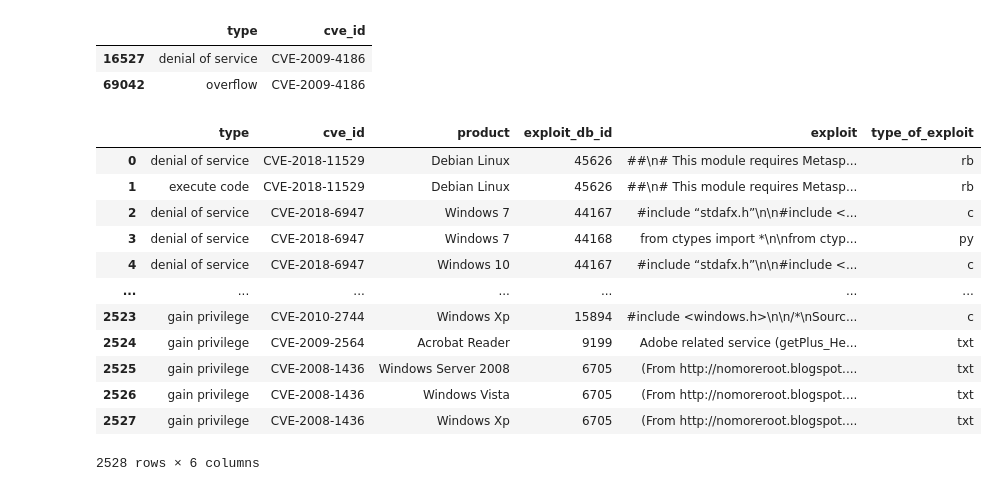
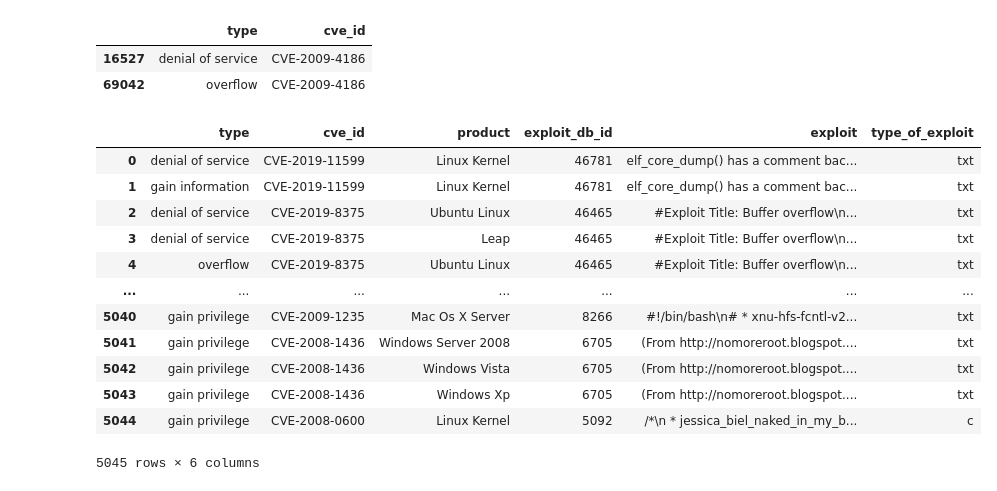
Before and after one commit to mattiapocci/poc_detection, a Jupyter notebook: get_vulnerabilities.ipynb, the cells around one changed output. Drawn from its saved outputs; the diff is of its cells as text; code cells hidden in the pictures.

```diff
--- a/get_vulnerabilities.ipynb
+++ b/get_vulnerabilities.ipynb
@@ -12,6 +12,12 @@ type_cveid = pd.read_csv("datasets/type_cveid.csv")
 print('Loaded type_cveid')
 cve_with_exploits = pd.read_csv('datasets/cve_with_exploits.csv')
 print('Loaded cve_with_exploits')
+exploit_db_cve = pd.read_csv("datasets/exploit_db_cve.csv")
+print('Loaded exploit_db_cve')
+completecve_exploitdb_exploits = pd.read_csv("datasets/completecve_exploitdb_exploits.csv")
+print('Loaded completecve_exploitdb_exploits')
+complete_cve_with_exploits_firstvuln = pd.read_csv("datasets/complete_cve_with_exploits_firstvuln.csv")
+print('Loaded complete_cve_with_exploits_firstvuln')
 # %% [output]
 Loading Datasets
 Loaded product_cveid
@@ -54,21 +188,21 @@ CVE-2009-4186
 | 69042 | overflow | CVE-2009-4186 |
 # %%
 provajoin = pd.merge(type_cveid, product_cveid, on=['cve_id'])
-provajoin = pd.merge(provajoin, cve_with_exploits, on=['cve_id'])
+provajoin = pd.merge(provajoin, complete_cve_with_exploits_firstvuln, on=['cve_id'])
 provajoin
 # %% [output]
 |  | type | cve_id | product | exploit_db_id | exploit | type_of_exploit |
-| 0 | denial of service | CVE-2018-11529 | Debian Linux | 45626 | ##\n# This module requires Metasp... | rb |
-| 1 | execute code | CVE-2018-11529 | Debian Linux | 45626 | ##\n# This module requires Metasp... | rb |
-| 2 | denial of service | CVE-2018-6947 | Windows 7 | 44167 | #include “stdafx.h”\n\n#include <... | c |
-| 3 | denial of service | CVE-2018-6947 | Windows 7 | 44168 | from ctypes import *\n\nfrom ctyp... | py |
-| 4 | denial of service | CVE-2018-6947 | Windows 10 | 44167 | #include “stdafx.h”\n\n#include <... | c |
+| 0 | denial of service | CVE-2019-11599 | Linux Kernel | 46781 | elf_core_dump() has a comment bac... | txt |
+| 1 | gain information | CVE-2019-11599 | Linux Kernel | 46781 | elf_core_dump() has a comment bac... | txt |
+| 2 | denial of service | CVE-2019-8375 | Ubuntu Linux | 46465 | #Exploit Title: Buffer overflow\n... | txt |
+| 3 | denial of service | CVE-2019-8375 | Leap | 46465 | #Exploit Title: Buffer overflow\n... | txt |
+| 4 | overflow | CVE-2019-8375 | Ubuntu Linux | 46465 | #Exploit Title: Buffer overflow\n... | txt |
 | ... | ... | ... | ... | ... | ... | ... |
-| 2523 | gain privilege | CVE-2010-2744 | Windows Xp | 15894 | #include <windows.h>\n\n/*\nSourc... | c |
-| 2524 | gain privilege | CVE-2009-2564 | Acrobat Reader | 9199 | Adobe related service (getPlus_He... | txt |
-| 2525 | gain privilege | CVE-2008-1436 | Windows Server 2008 | 6705 | (From http://nomoreroot.blogspot.... | txt |
-| 2526 | gain privilege | CVE-2008-1436 | Windows Vista | 6705 | (From http://nomoreroot.blogspot.... | txt |
-| 2527 | gain privilege | CVE-2008-1436 | Windows Xp | 6705 | (From http://nomoreroot.blogspot.... | txt |
+| 5040 | gain privilege | CVE-2009-1235 | Mac Os X Server | 8266 | #!/bin/bash\n# * xnu-hfs-fcntl-v2... | txt |
+| 5041 | gain privilege | CVE-2008-1436 | Windows Server 2008 | 6705 | (From http://nomoreroot.blogspot.... | txt |
+| 5042 | gain privilege | CVE-2008-1436 | Windows Vista | 6705 | (From http://nomoreroot.blogspot.... | txt |
+| 5043 | gain privilege | CVE-2008-1436 | Windows Xp | 6705 | (From http://nomoreroot.blogspot.... | txt |
+| 5044 | gain privilege | CVE-2008-0600 | Linux Kernel | 5092 | /*\n * jessica_biel_naked_in_my_b... | c |
-2528 rows × 6 columns
+5045 rows × 6 columns
 # %%
 def get_dataframe_product(df,product_name):
```
Also changed, not shown: parts of 9 cells of this notebook, 1 other file.
